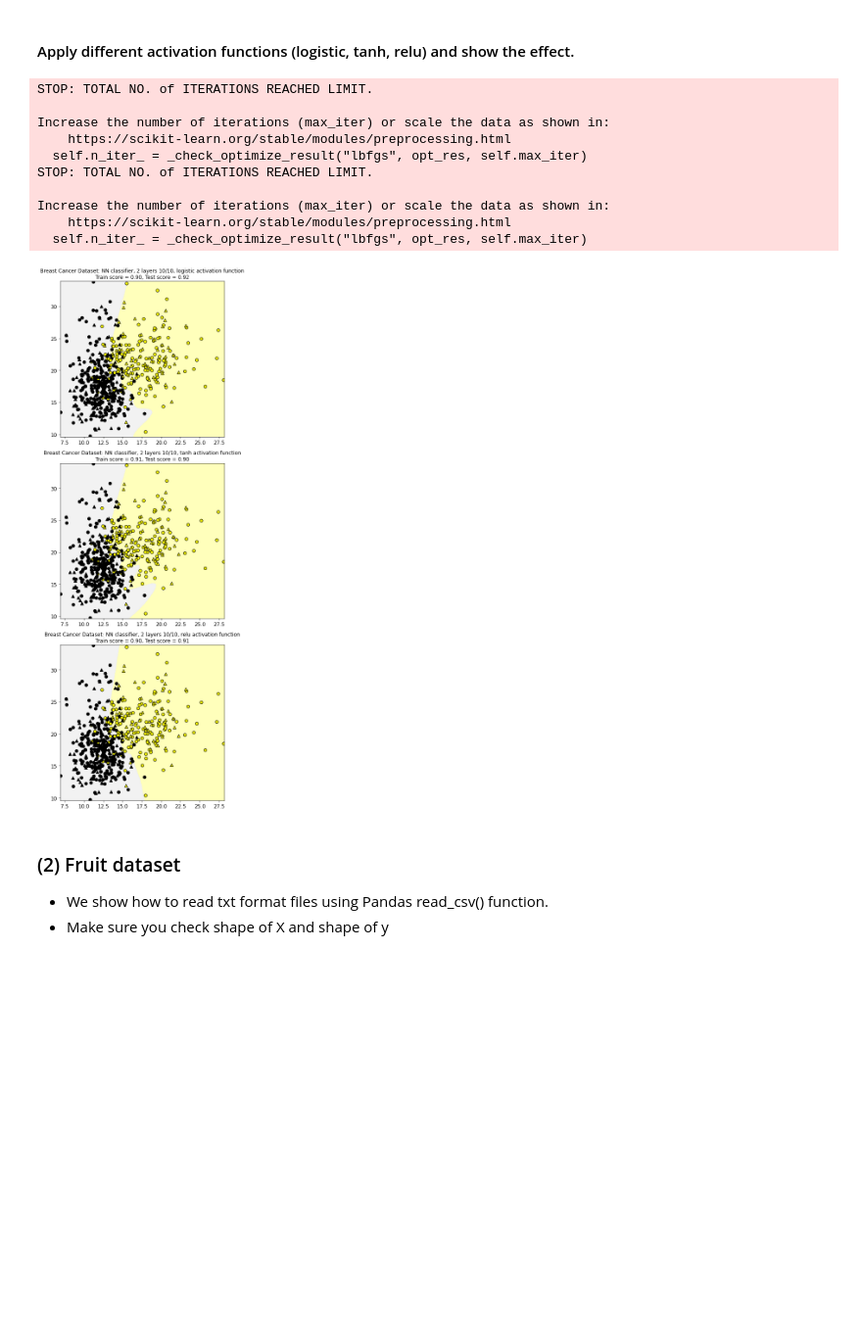
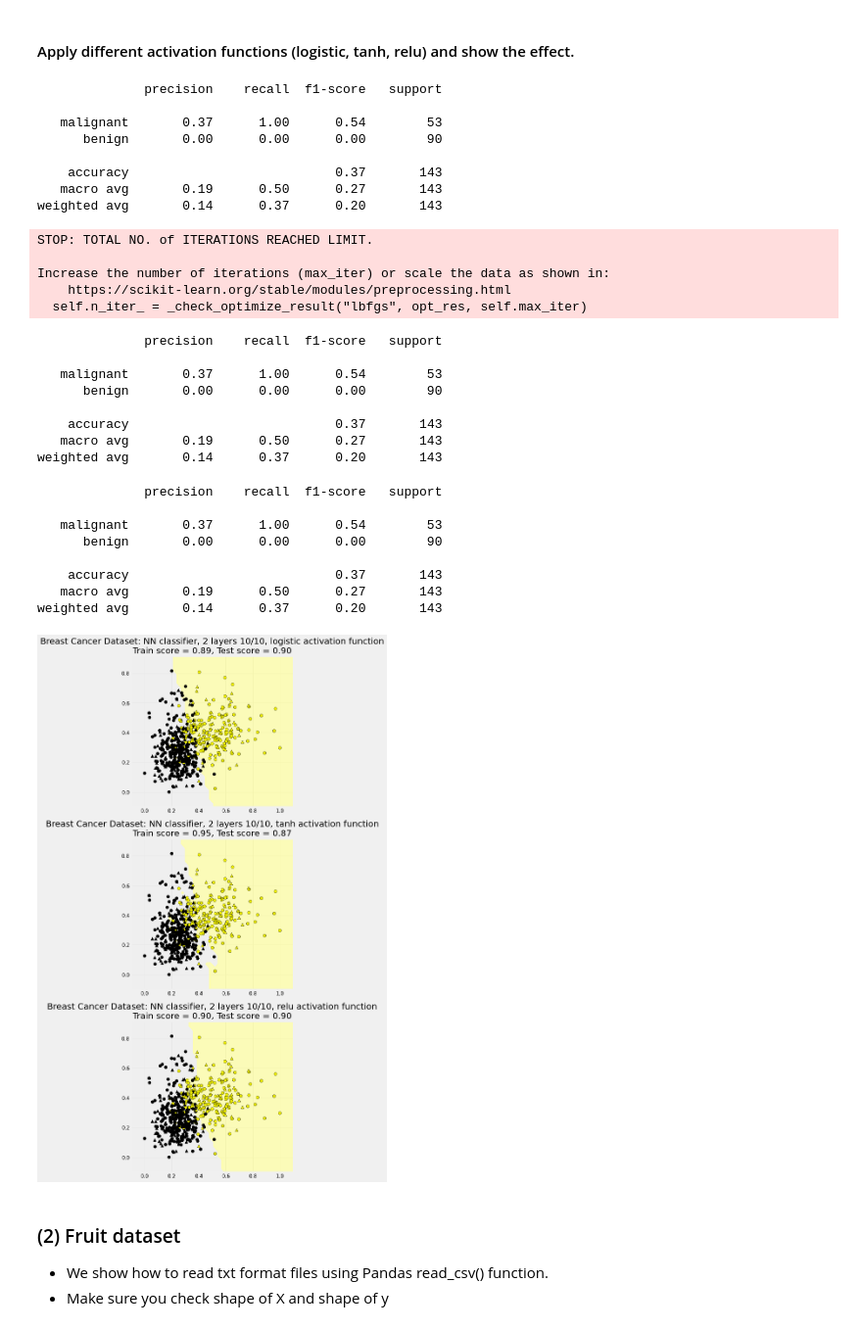
Before and after one commit to alarsen123/ML-HW, a Jupyter notebook: ME7_NN/ME7_NN/NN_basic.ipynb, the cells around one changed output. Shown at 98% size. Cells and saved outputs as stored; diff of their text form; code cells hidden in the pictures; blank space fills up the shorter version.

```diff
--- a/ME7_NN/ME7_NN/NN_basic.ipynb
+++ b/ME7_NN/ME7_NN/NN_basic.ipynb
@@ -530,4 +534,8 @@ for unit in hidden_layer_units:
                                       + '/'
                                       + str(unit)
                                       + ' units')
+
+    y_pred = nnclf.predict(X_test)
+    result_metrics = classification_report(y_test, y_pred, target_names=target_names)
+    print(result_metrics)
 # %% [output]
@@ -544,8 +584,9 @@ for unit in hidden_layer_units:
 from sklearn.preprocessing import MinMaxScaler
 scaler = MinMaxScaler()
 
-X_train_scaled = scaler.fit_transform(X_train)
-X_test_scaled = scaler.transform(X_test)
+X_scaled = scaler.fit_transform(X)
+
+X_train_scaled, X_test_scaled, y_train, y_test = train_test_split(X_scaled, y_cancer, random_state=0)
 # %% [markdown]
 #### Apply neural network with 2 hidden layers with varying number of units (e.g., 10, 20, 50, 100) on normalized data
 
@@ -563,4 +604,8 @@ for unit in hidden_layer_units:
                                       + '/'
                                       + str(unit)
                                       + ' units')
+
+    y_pred = nnclf.predict(X_test_scaled)
+    result_metrics = classification_report(y_test, y_pred, target_names=target_names)
+    print(result_metrics)
 # %% [output]
@@ -587,13 +664,17 @@ for this_alpha, axis in zip([0.01, 0.1, 1.0, 5.0], subaxes):
     nnclf = MLPClassifier(solver='lbfgs', activation = 'tanh',
                           alpha = this_alpha,
                           hidden_layer_sizes = [100, 100],
-                          random_state = 0).fit(X_train, y_train)
+                          random_state = 0).fit(X_train_scaled, y_train)
 
     title = 'Breast Cancer Dataset: NN classifier, alpha = {:.3f} '.format(this_alpha)
 
-    plot_class_regions_for_classifier_subplot(nnclf, X_train, y_train,
-                                             X_test, y_test, title, axis)
+    plot_class_regions_for_classifier_subplot(nnclf, X_train_scaled, y_train,
+                                              X_test_scaled, y_test, title, axis)
     plt.tight_layout()
+
+    y_pred = nnclf.predict(X_test)
+    result_metrics = classification_report(y_test, y_pred, target_names=target_names)
+    print(result_metrics)
 # %% [output]
 STOP: TOTAL NO. of ITERATIONS REACHED LIMIT.
 
@@ -621,29 +724,52 @@ Increase the number of iterations (max_iter) or scale the data as shown in:
 # %%
 fig, subaxes = plt.subplots(3, 1, figsize=(6,18))
 
 for this_activation, axis in zip(['logistic', 'tanh', 'relu'], subaxes):
     nnclf = MLPClassifier(max_iter = 500, solver='lbfgs', activation = this_activation,
-                         alpha = 0.01, hidden_layer_sizes = [100, 100],
-                         random_state = 0).fit(X_train, y_train)
+                          alpha = 0.01, hidden_layer_sizes = [100, 100],
+                          random_state = 0).fit(X_train_scaled, y_train)
 
     title = 'Breast Cancer Dataset: NN classifier, 2 layers 10/10, {} \
 activation function'.format(this_activation)
 
-    plot_class_regions_for_classifier_subplot(nnclf, X_train, y_train,
-                                             X_test, y_test, title, axis)
+    plot_class_regions_for_classifier_subplot(nnclf, X_train_scaled, y_train,
+                                              X_test_scaled, y_test, title, axis)
     plt.tight_layout()
+
+    y_pred = nnclf.predict(X_test)
+    result_metrics = classification_report(y_test, y_pred, target_names=target_names)
+    print(result_metrics)
 # %% [output]
-STOP: TOTAL NO. of ITERATIONS REACHED LIMIT.
+              precision    recall  f1-score   support
 
-Increase the number of iterations (max_iter) or scale the data as shown in:
-    https://scikit-learn.org/stable/modules/preprocessing.html
-  self.n_iter_ = _check_optimize_result("lbfgs", opt_res, self.max_iter)
-STOP: TOTAL NO. of ITERATIONS REACHED LIMIT.
+   malignant       0.37      1.00      0.54        53
+      benign       0.00      0.00      0.00        90
 
-Increase the number of iterations (max_iter) or scale the data as shown in:
-    https://scikit-learn.org/stable/modules/preprocessing.html
-  self.n_iter_ = _check_optimize_result("lbfgs", opt_res, self.max_iter)
+    accuracy                           0.37       143
+   macro avg       0.19      0.50      0.27       143
+weighted avg       0.14      0.37      0.20       143
+STOP: TOTAL NO. of ITERATIONS REACHED LIMIT.
+
+Increase the number of iterations (max_iter) or scale the data as shown in:
+    https://scikit-learn.org/stable/modules/preprocessing.html
+  self.n_iter_ = _check_optimize_result("lbfgs", opt_res, self.max_iter)
+              precision    recall  f1-score   support
+
+   malignant       0.37      1.00      0.54        53
+      benign       0.00      0.00      0.00        90
+
+    accuracy                           0.37       143
+   macro avg       0.19      0.50      0.27       143
+weighted avg       0.14      0.37      0.20       143
+              precision    recall  f1-score   support
+
+   malignant       0.37      1.00      0.54        53
+      benign       0.00      0.00      0.00        90
+
+    accuracy                           0.37       143
+   macro avg       0.19      0.50      0.27       143
+weighted avg       0.14      0.37      0.20       143
-[figure, old version]
+[figure, new version]
 # %% [markdown]
 ### (2) Fruit dataset
 
```
Also changed, not shown: parts of 24 cells of this notebook.
